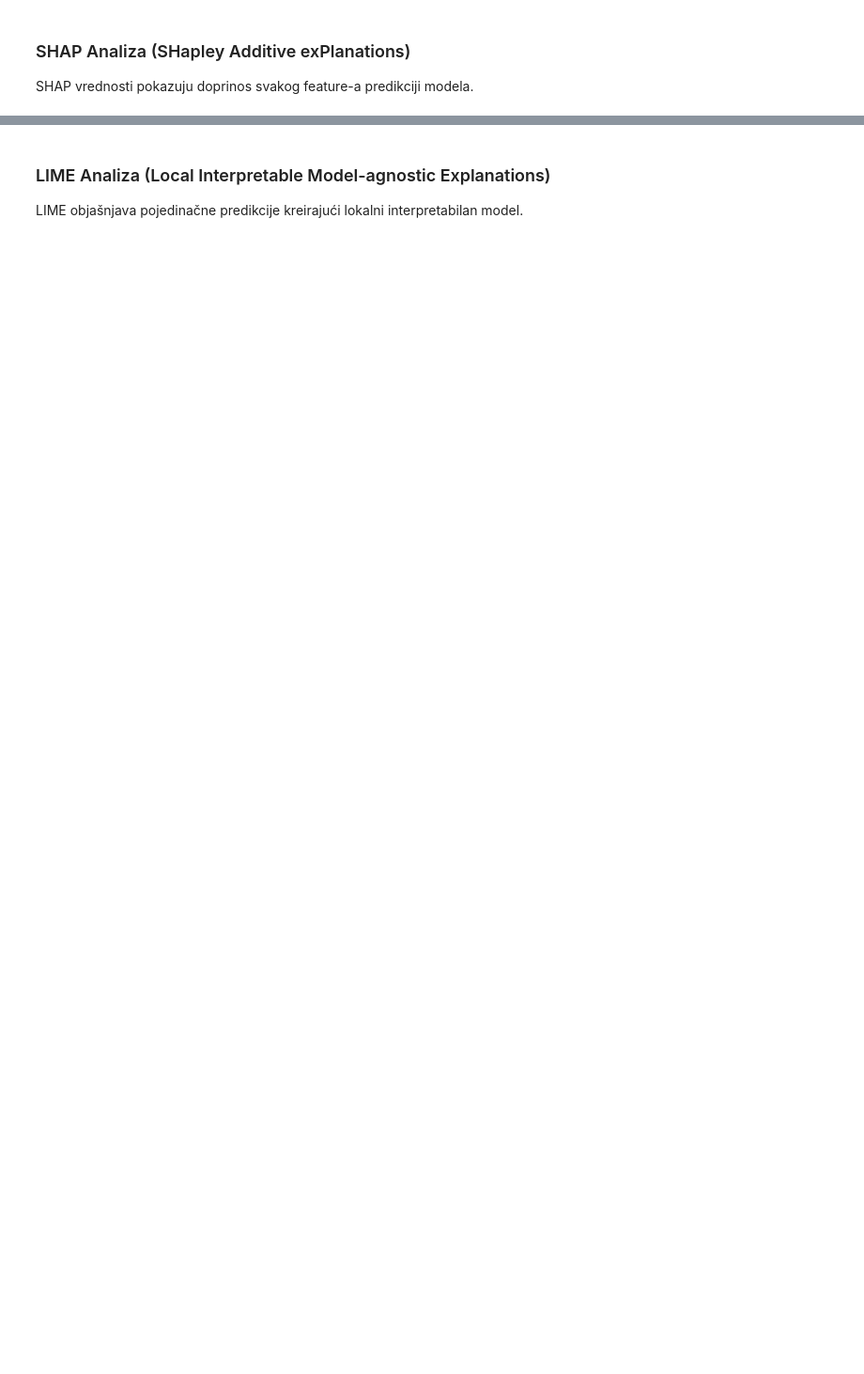
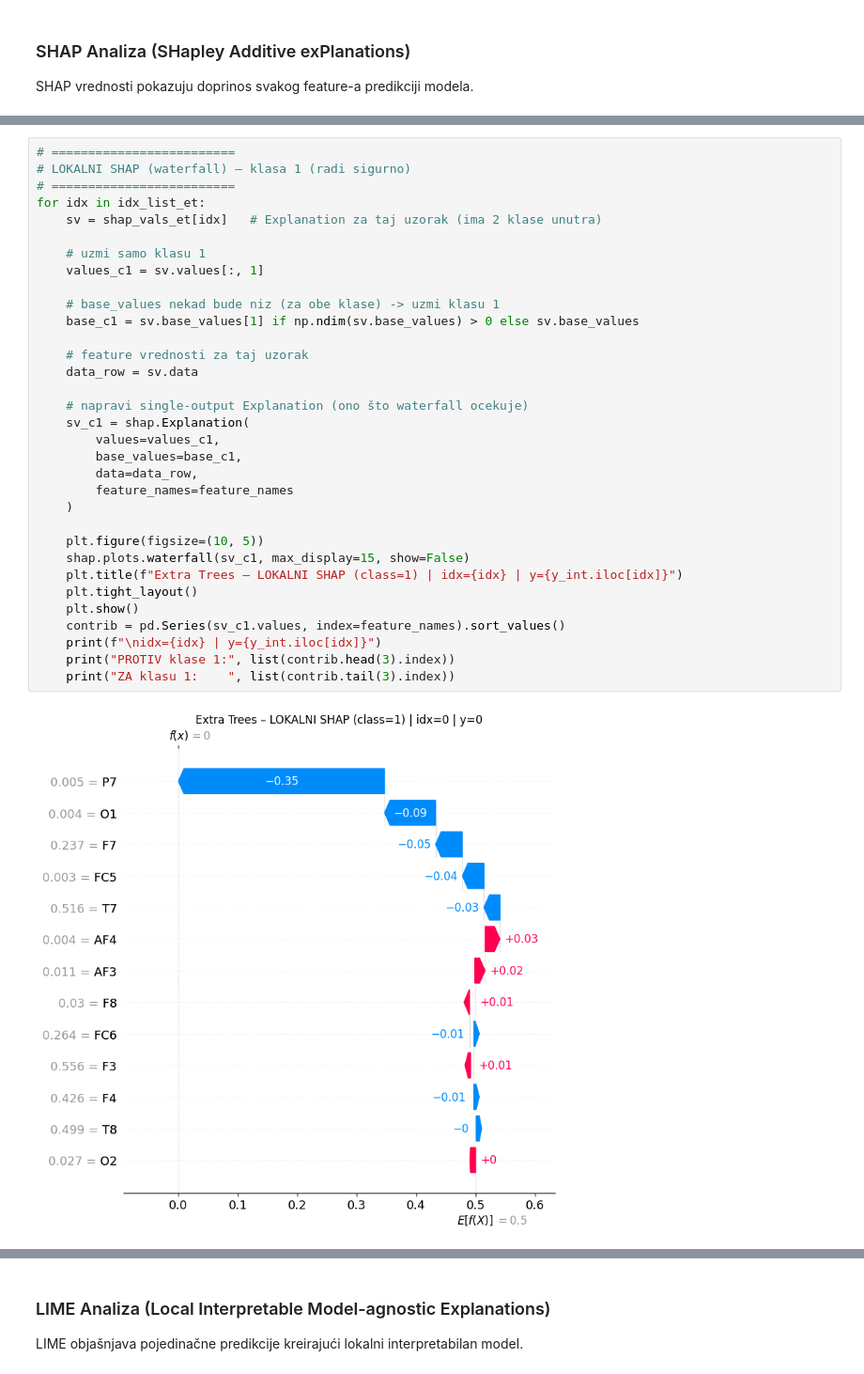
Before and after one commit to bazlooka/elfak-machine-learning, a Jupyter notebook: project 1/notebook.ipynb, the cells around one changed output, grey strips where cells are left out. Shown at 94% size. Saved outputs shown, nothing was run; the diff lists cells and outputs as text; blank space fills up the shorter version.

```diff
--- a/project 1/notebook.ipynb
+++ b/project 1/notebook.ipynb
@@ -1209,0 +1328,35 @@ SHAP vrednosti pokazuju doprinos svakog feature-a predikciji modela.
+# %%
+# =========================
+# LOKALNI SHAP (waterfall) – klasa 1 (radi sigurno)
+# =========================
+for idx in idx_list_et:
+    sv = shap_vals_et[idx]   # Explanation za taj uzorak (ima 2 klase unutra)
+
+    # uzmi samo klasu 1
+    values_c1 = sv.values[:, 1]
+
+    # base_values nekad bude niz (za obe klase) -> uzmi klasu 1
+    base_c1 = sv.base_values[1] if np.ndim(sv.base_values) > 0 else sv.base_values
+
+    # feature vrednosti za taj uzorak
+    data_row = sv.data
+
+    # napravi single-output Explanation (ono što waterfall ocekuje)
+    sv_c1 = shap.Explanation(
+        values=values_c1,
+        base_values=base_c1,
+        data=data_row,
+        feature_names=feature_names
+    )
+
+    plt.figure(figsize=(10, 5))
+    shap.plots.waterfall(sv_c1, max_display=15, show=False)
+    plt.title(f"Extra Trees – LOKALNI SHAP (class=1) | idx={idx} | y={y_int.iloc[idx]}")
+    plt.tight_layout()
+    plt.show()
+    contrib = pd.Series(sv_c1.values, index=feature_names).sort_values()
+    print(f"\nidx={idx} | y={y_int.iloc[idx]}")
+    print("PROTIV klase 1:", list(contrib.head(3).index))
+    print("ZA klasu 1:    ", list(contrib.tail(3).index))
+# %% [output]
+[figure, added]
```
Also changed, not shown: parts of 5 cells of this notebook.
